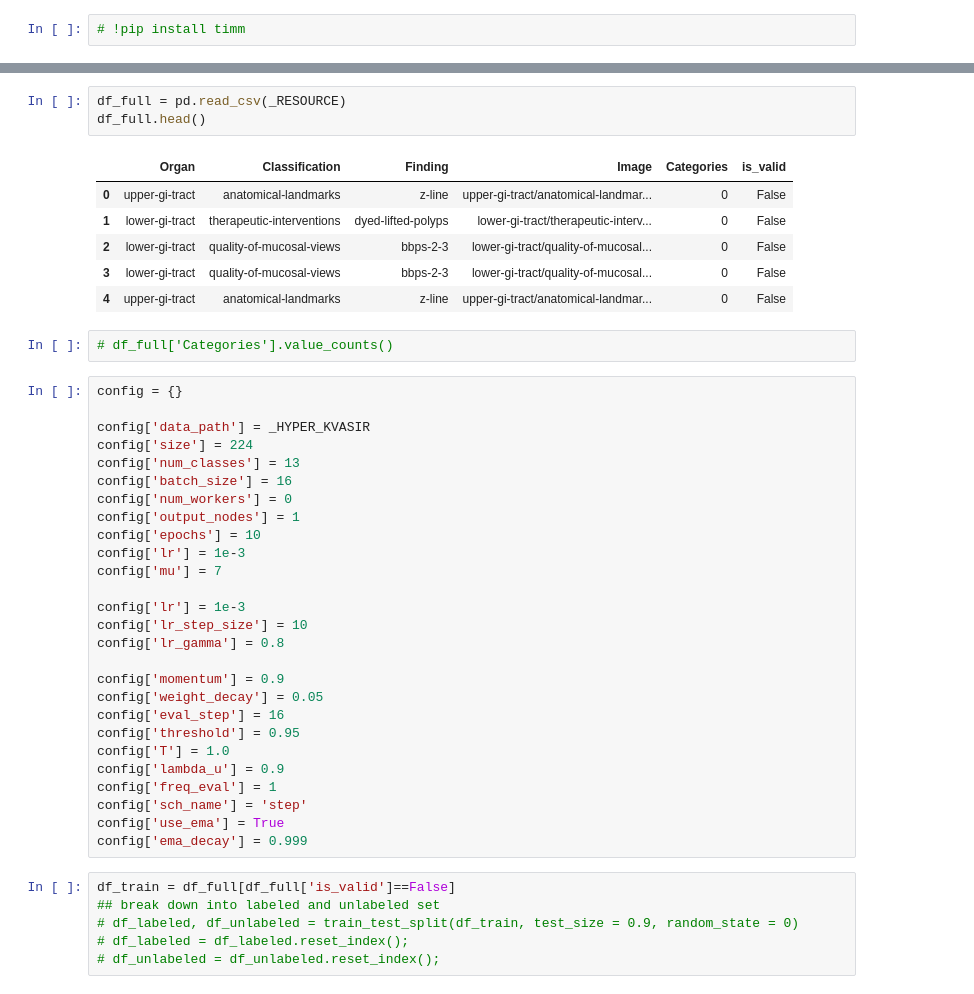
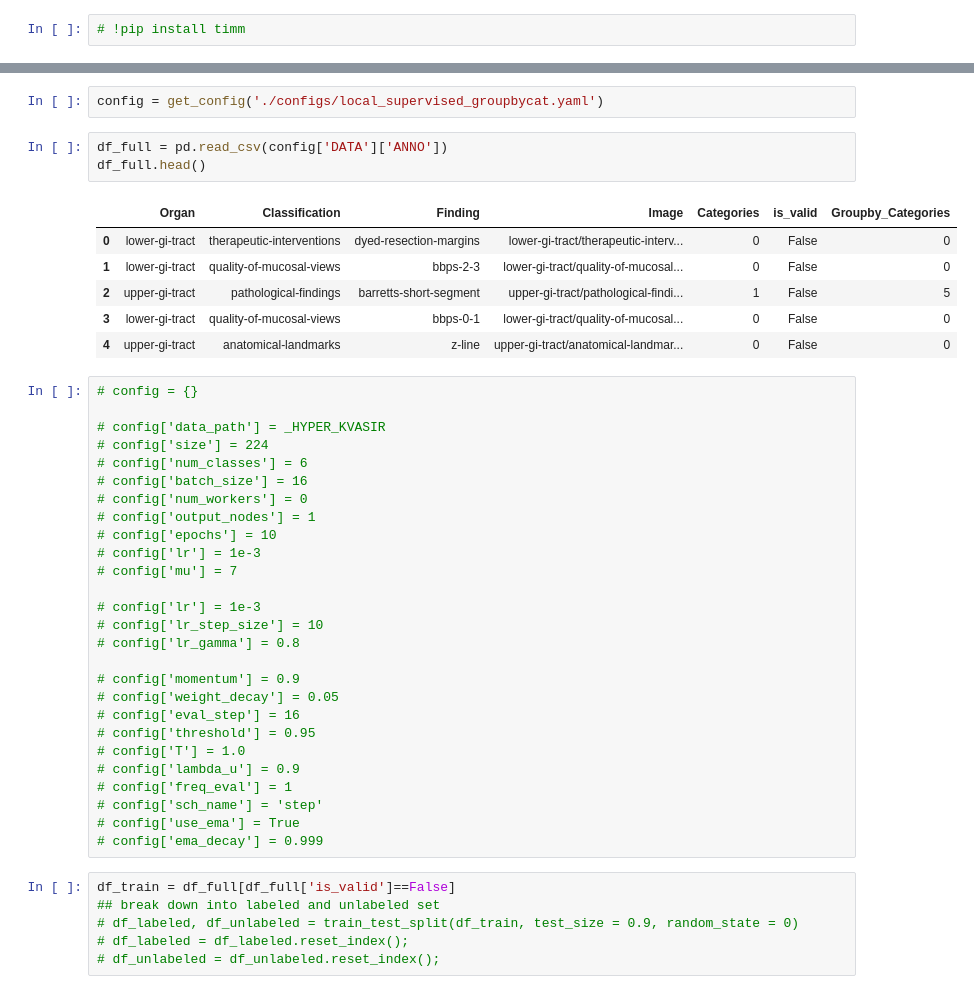
Before and after one commit to taindp98/Endoscopy-Image-Classification, a Jupyter notebook: code/Train_v2.ipynb, the cells around one changed output, grey strips where cells are left out. Saved outputs shown, nothing was run; the diff lists cells and outputs as text.

Commit message:
add-configs-yaml

```diff
--- a/code/Train_v2.ipynb
+++ b/code/Train_v2.ipynb
@@ -36,42 +30,42 @@ _RESOURCE = '../resource/hyper_kvasir/full_labeled_anno.csv'
+# %%
+config = get_config('./configs/local_supervised_groupbycat.yaml')
 # %%
-df_full = pd.read_csv(_RESOURCE)
+df_full = pd.read_csv(config['DATA']['ANNO'])
 df_full.head()
 # %% [output]
-|  | Organ | Classification | Finding | Image | Categories | is_valid |
-| 0 | upper-gi-tract | anatomical-landmarks | z-line | upper-gi-tract/anatomical-landmar... | 0 | False |
-| 1 | lower-gi-tract | therapeutic-interventions | dyed-lifted-polyps | lower-gi-tract/therapeutic-interv... | 0 | False |
-| 2 | lower-gi-tract | quality-of-mucosal-views | bbps-2-3 | lower-gi-tract/quality-of-mucosal... | 0 | False |
-| 3 | lower-gi-tract | quality-of-mucosal-views | bbps-2-3 | lower-gi-tract/quality-of-mucosal... | 0 | False |
-| 4 | upper-gi-tract | anatomical-landmarks | z-line | upper-gi-tract/anatomical-landmar... | 0 | False |
+|  | Organ | Classification | Finding | Image | Categories | is_valid | Groupby_Categories |
+| 0 | lower-gi-tract | therapeutic-interventions | dyed-resection-margins | lower-gi-tract/therapeutic-interv... | 0 | False | 0 |
+| 1 | lower-gi-tract | quality-of-mucosal-views | bbps-2-3 | lower-gi-tract/quality-of-mucosal... | 0 | False | 0 |
+| 2 | upper-gi-tract | pathological-findings | barretts-short-segment | upper-gi-tract/pathological-findi... | 1 | False | 5 |
+| 3 | lower-gi-tract | quality-of-mucosal-views | bbps-0-1 | lower-gi-tract/quality-of-mucosal... | 0 | False | 0 |
+| 4 | upper-gi-tract | anatomical-landmarks | z-line | upper-gi-tract/anatomical-landmar... | 0 | False | 0 |
-# %%
-# df_full['Categories'].value_counts()
 # %%
-config = {}
+# config = {}
 
-config['data_path'] = _HYPER_KVASIR
-config['size'] = 224
-config['num_classes'] = 13
-config['batch_size'] = 16
-config['num_workers'] = 0
-config['output_nodes'] = 1
-config['epochs'] = 10
-config['lr'] = 1e-3
-config['mu'] = 7
+# config['data_path'] = _HYPER_KVASIR
+# config['size'] = 224
+# config['num_classes'] = 6
+# config['batch_size'] = 16
+# config['num_workers'] = 0
+# config['output_nodes'] = 1
+# config['epochs'] = 10
+# config['lr'] = 1e-3
+# config['mu'] = 7
 
-config['lr'] = 1e-3
-config['lr_step_size'] = 10
-config['lr_gamma'] = 0.8
+# config['lr'] = 1e-3
+# config['lr_step_size'] = 10
+# config['lr_gamma'] = 0.8
 
-config['momentum'] = 0.9
-config['weight_decay'] = 0.05
-config['eval_step'] = 16
-config['threshold'] = 0.95
-config['T'] = 1.0
-config['lambda_u'] = 0.9
-config['freq_eval'] = 1
-config['sch_name'] = 'step'
-config['use_ema'] = True
-config['ema_decay'] = 0.999
+# config['momentum'] = 0.9
+# config['weight_decay'] = 0.05
+# config['eval_step'] = 16
+# config['threshold'] = 0.95
+# config['T'] = 1.0
+# config['lambda_u'] = 0.9
+# config['freq_eval'] = 1
+# config['sch_name'] = 'step'
+# config['use_ema'] = True
+# config['ema_decay'] = 0.999
 # %%
 df_train = df_full[df_full['is_valid']==False]
 ## break down into labeled and unlabeled set
```
Also changed, not shown: parts of 13 cells of this notebook, 8 other files.
